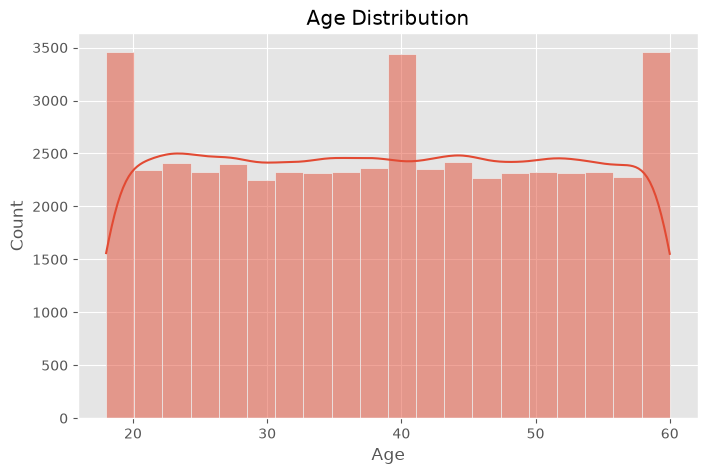
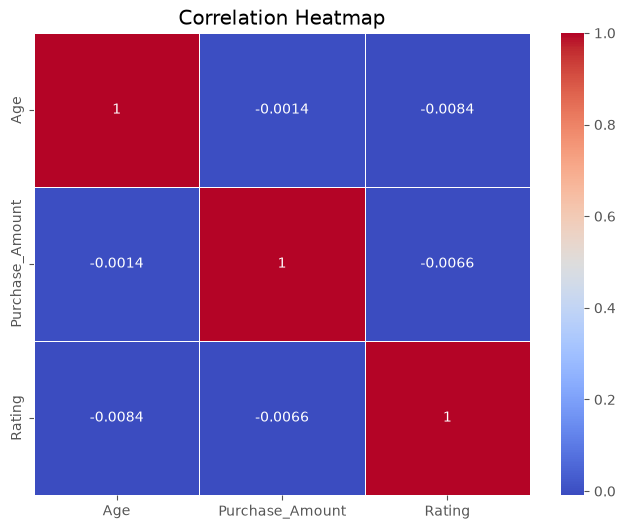
The notebook cell's code change between the first figure and the second:
--- before
+++ after
@@ -1,11 +1,17 @@
-plt.figure(figsize=(8,5))
+# CORRELATION HEATMAP
 
-sns.histplot(
-    df["Age"],
-    bins=20,
-    kde=True
+plt.figure(figsize=(8,6))
+
+numeric_df = df.select_dtypes(include=["number"])
+
+sns.heatmap(
+    numeric_df.corr(),
+    annot=True,
+    cmap="coolwarm",
+    linewidths=0.5
 )
 
-plt.title("Age Distribution")
+plt.title("Correlation Heatmap")
+
 plt.savefig("../images/correlation_heatmap.png")
 

Commit: Initial commit - Integrated Data Analysis Project